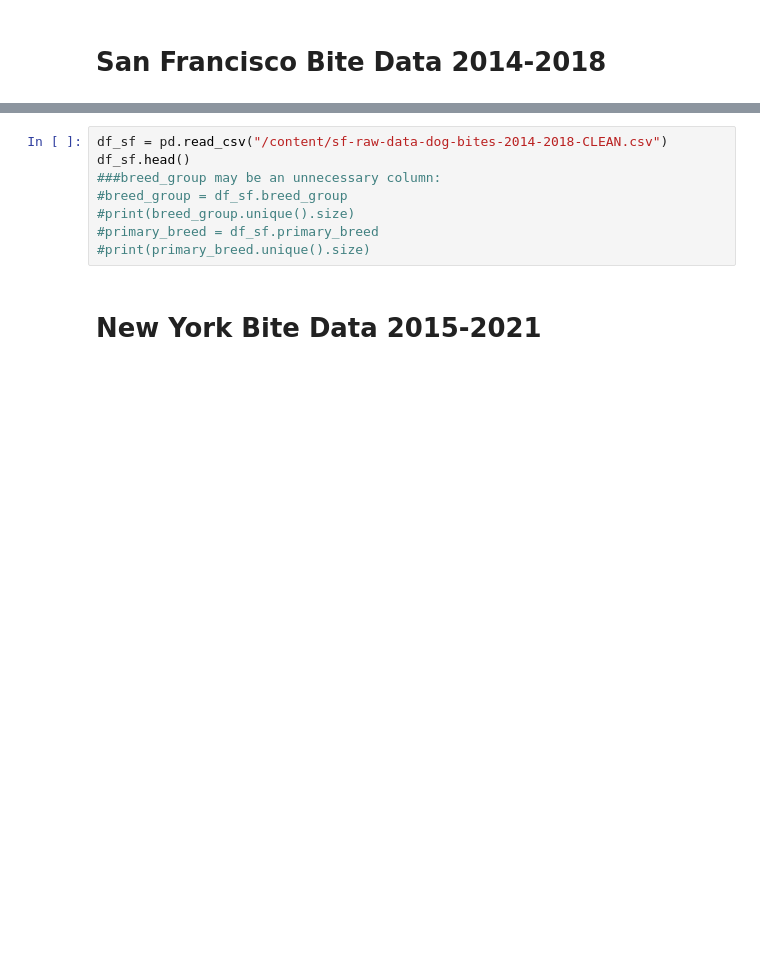
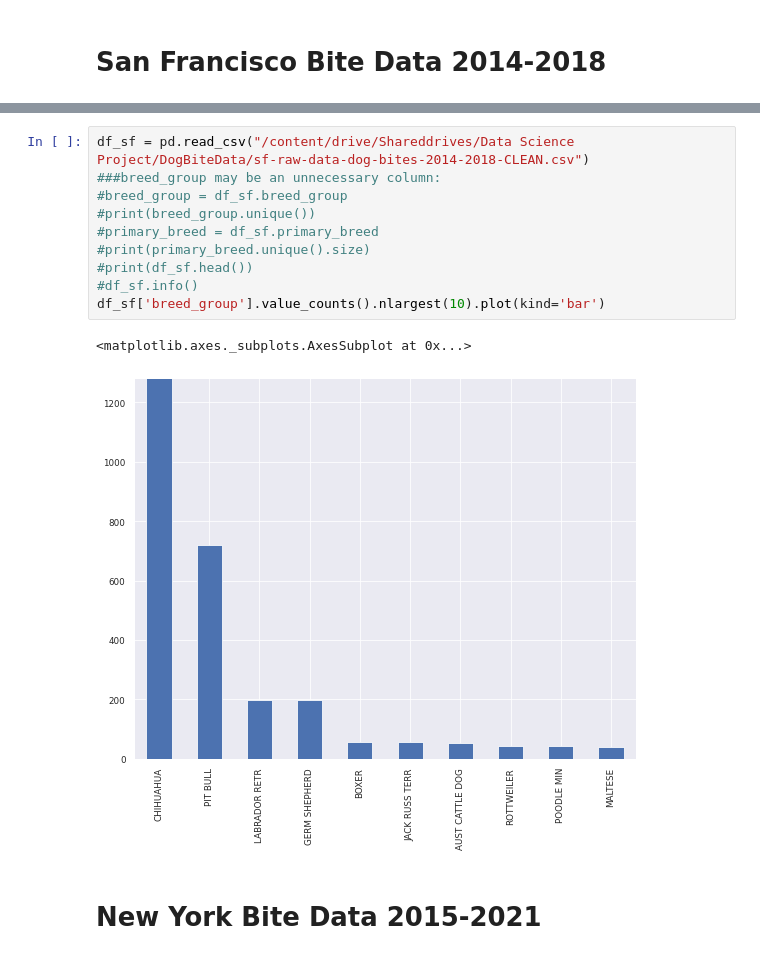
Before and after one commit to abellizzistudent/CST383_Project, a Jupyter notebook: SAV.ipynb, the cells around one changed output, grey strips where cells are left out. Saved outputs shown, nothing was run; the diff lists cells and outputs as text; blank space fills up the shorter version.

```diff
--- a/SAV.ipynb
+++ b/SAV.ipynb
@@ -41,11 +115,16 @@ Imported as CSV - sf-raw-data-dog-bites-2014-2018-CLEAN.csv
 # %%
-df_sf = pd.read_csv("/content/sf-raw-data-dog-bites-2014-2018-CLEAN.csv")
-df_sf.head()
+df_sf = pd.read_csv("/content/drive/Shareddrives/Data Science Project/DogBiteData/sf-raw-data-dog-bites-2014-2018-CLEAN.csv")
 ###breed_group may be an unnecessary column:
 #breed_group = df_sf.breed_group
-#print(breed_group.unique().size)
+#print(breed_group.unique())
 #primary_breed = df_sf.primary_breed
 #print(primary_breed.unique().size)
+#print(df_sf.head())
+#df_sf.info()
+df_sf['breed_group'].value_counts().nlargest(10).plot(kind='bar')
+# %% [output]
+<matplotlib.axes._subplots.AxesSubplot at 0x...>
+[figure, added]
 # %% [markdown]
 # New York Bite Data 2015-2021
 # %% [markdown]
```
Also changed, not shown: parts of 53 cells of this notebook.
